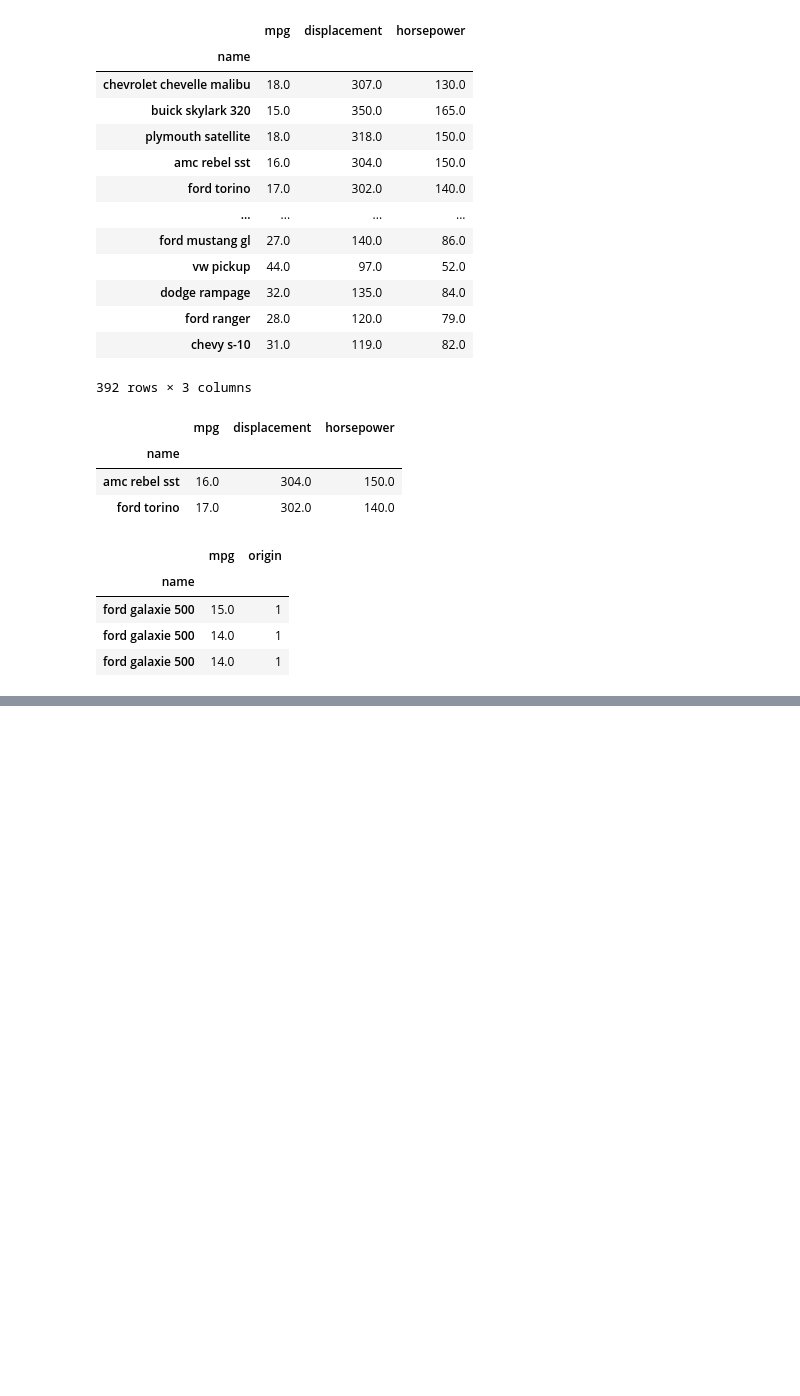
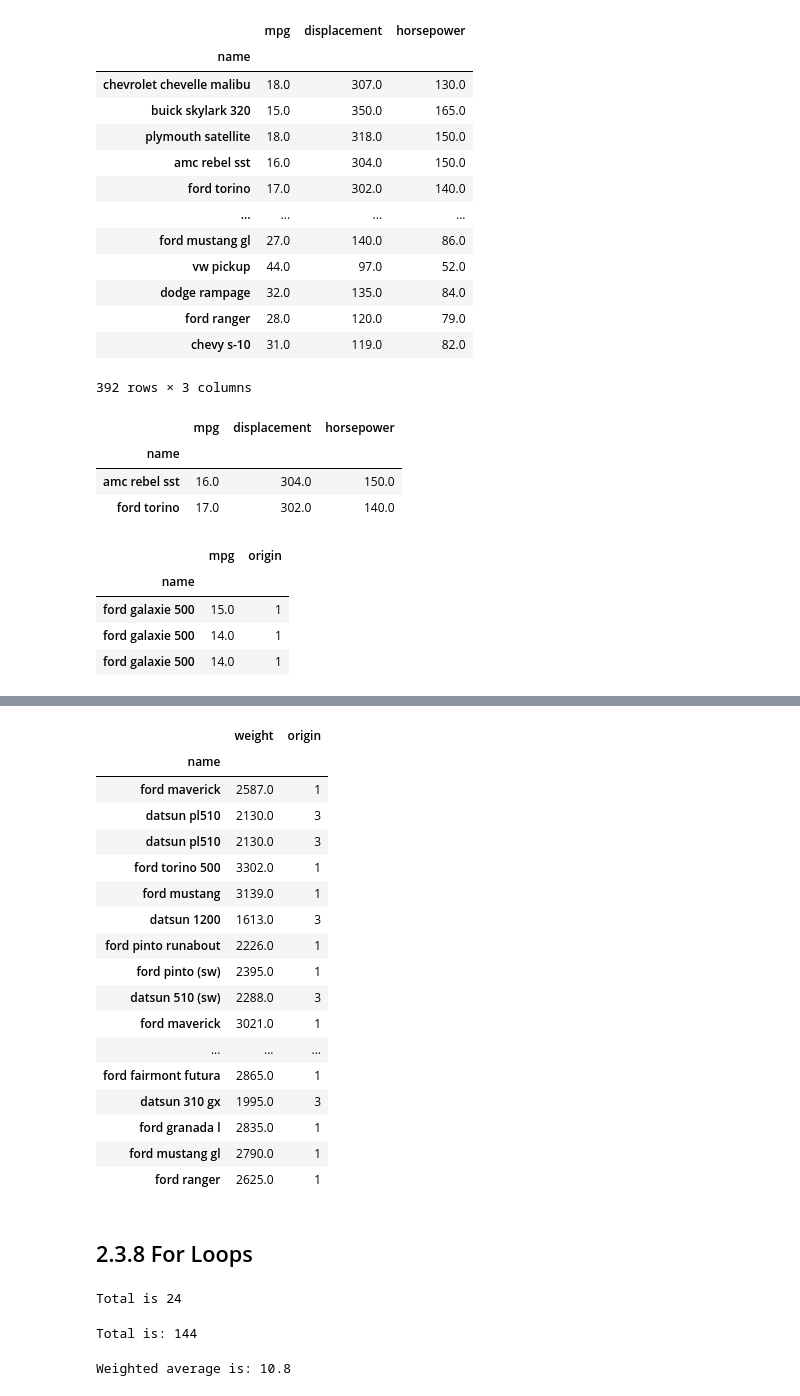
Before and after one commit to ml-ryanlee/islp, a Jupyter notebook: chapter2lab-python.ipynb, the cells around one changed output, grey strips where cells are left out. Cells and saved outputs as stored; diff of their text form; code cells hidden in the pictures; blank space fills up the shorter version.

```diff
--- a/chapter2lab-python.ipynb
+++ b/chapter2lab-python.ipynb
@@ -689,0 +711,49 @@ Auto_re.loc['ford galaxie 500', ['mpg', 'origin']] #names do not need to be uniq
+# %%
+Auto_re.loc[lambda df: (df['displacement']<300)
+            & (df.index.str.contains('ford'))
+            | (df.index.str.contains('datsun')),['weight','origin']]
+# %% [output]
+|  | weight | origin |
+| name |  |  |
+| ford maverick | 2587.0 | 1 |
+| datsun pl510 | 2130.0 | 3 |
+| datsun pl510 | 2130.0 | 3 |
+| ford torino 500 | 3302.0 | 1 |
+| ford mustang | 3139.0 | 1 |
+| datsun 1200 | 1613.0 | 3 |
+| ford pinto runabout | 2226.0 | 1 |
+| ford pinto (sw) | 2395.0 | 1 |
+| datsun 510 (sw) | 2288.0 | 3 |
+| ford maverick | 3021.0 | 1 |
+| ... | ... | ... |
+| ford fairmont futura | 2865.0 | 1 |
+| datsun 310 gx | 1995.0 | 3 |
+| ford granada l | 2835.0 | 1 |
+| ford mustang gl | 2790.0 | 1 |
+| ford ranger | 2625.0 | 1 |
+# %% [markdown]
+## 2.3.8 For Loops
+# %%
+total = 0
+for value in [3,2,19]:
+    total += value
+print('Total is {0}'.format(total)) #indent controls what the for loop is run for
+# %% [output]
+Total is 24
+# %%
+total = 0
+for value in [2, 3, 19]:
+    for weight in [3, 2, 1]:
+        total += value*weight
+print('Total is: {0}'.format(total))
+# %% [output]
+Total is: 144
+# %%
+# compute the averave value of a random variable that takes on possible values of 2,3,19 with probability 0.2,0.3,0.5
+# respectively, use the zip() function
+total = 0
+for value, weight in zip([2,3,19],[0.2,0.3,0.5]):
+    total += weight * value
+print('Weighted average is: {0}'.format(total))
+# %% [output]
+Weighted average is: 10.8
```
Also changed, not shown: parts of 9 cells of this notebook.
